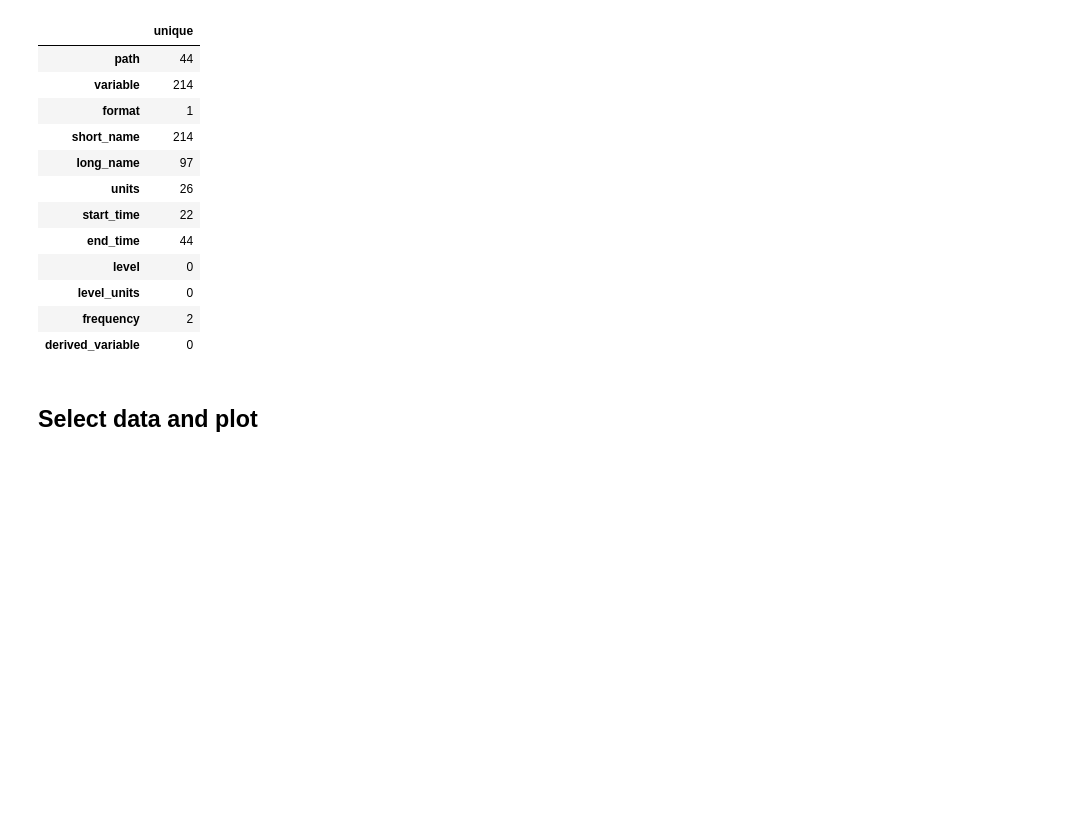
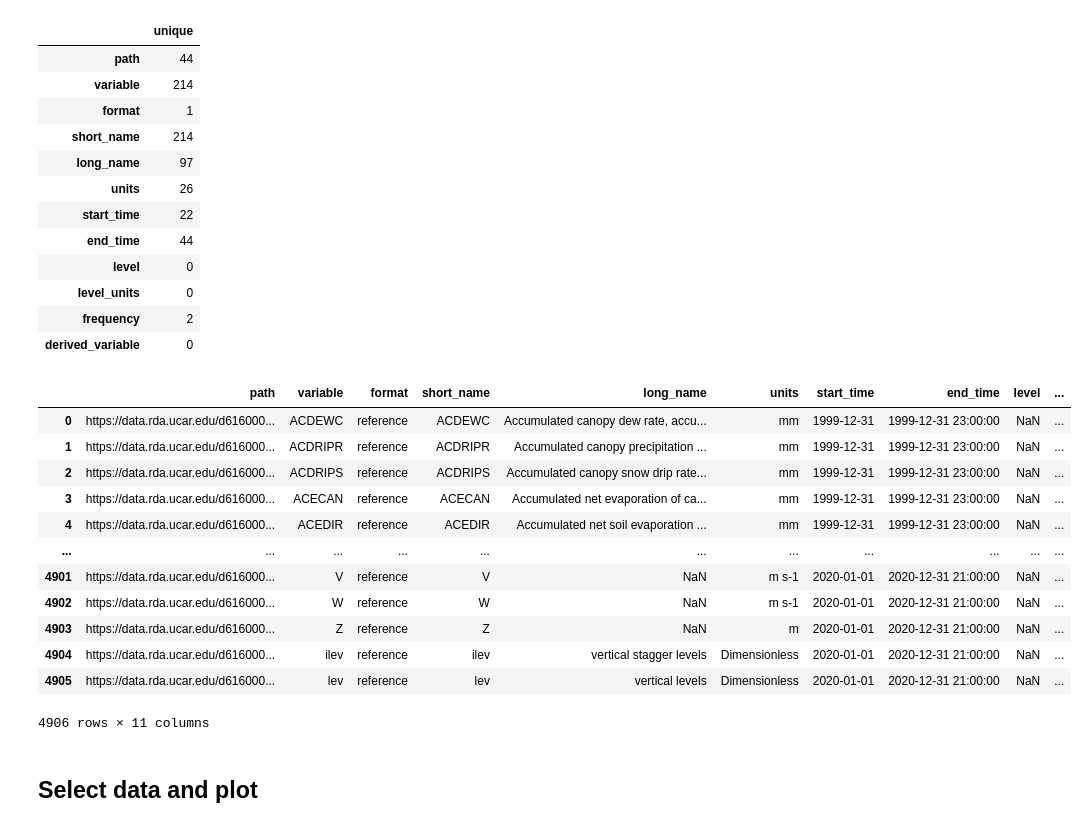
Before and after one commit to turetske/osdf_examples, a Jupyter notebook: notebooks/saag.ipynb, the cells around one changed output. Cells and saved outputs as stored; diff of their text form; code cells hidden in the pictures; blank space fills up the shorter version.

```diff
--- a/notebooks/saag.ipynb
+++ b/notebooks/saag.ipynb
@@ -83,6 +79,22 @@ d616000_catalog catalog with 214 dataset(s) from 4906 asset(s):
 | level_units | 0 |
 | frequency | 2 |
 | derived_variable | 0 |
+# %%
+col.df
+# %% [output]
+|  | path | variable | format | short_name | long_name | units | start_time | end_time | level | ... |
+| 0 | https://data.rda.ucar.edu/d616000... | ACDEWC | reference | ACDEWC | Accumulated canopy dew rate, accu... | mm | 1999-12-31 | 1999-12-31 23:00:00 | NaN | ... |
+| 1 | https://data.rda.ucar.edu/d616000... | ACDRIPR | reference | ACDRIPR | Accumulated canopy precipitation ... | mm | 1999-12-31 | 1999-12-31 23:00:00 | NaN | ... |
+| 2 | https://data.rda.ucar.edu/d616000... | ACDRIPS | reference | ACDRIPS | Accumulated canopy snow drip rate... | mm | 1999-12-31 | 1999-12-31 23:00:00 | NaN | ... |
+| 3 | https://data.rda.ucar.edu/d616000... | ACECAN | reference | ACECAN | Accumulated net evaporation of ca... | mm | 1999-12-31 | 1999-12-31 23:00:00 | NaN | ... |
+| 4 | https://data.rda.ucar.edu/d616000... | ACEDIR | reference | ACEDIR | Accumulated net soil evaporation ... | mm | 1999-12-31 | 1999-12-31 23:00:00 | NaN | ... |
+| ... | ... | ... | ... | ... | ... | ... | ... | ... | ... | ... |
+| 4901 | https://data.rda.ucar.edu/d616000... | V | reference | V | NaN | m s-1 | 2020-01-01 | 2020-12-31 21:00:00 | NaN | ... |
+| 4902 | https://data.rda.ucar.edu/d616000... | W | reference | W | NaN | m s-1 | 2020-01-01 | 2020-12-31 21:00:00 | NaN | ... |
+| 4903 | https://data.rda.ucar.edu/d616000... | Z | reference | Z | NaN | m | 2020-01-01 | 2020-12-31 21:00:00 | NaN | ... |
+| 4904 | https://data.rda.ucar.edu/d616000... | ilev | reference | ilev | vertical stagger levels | Dimensionless | 2020-01-01 | 2020-12-31 21:00:00 | NaN | ... |
+| 4905 | https://data.rda.ucar.edu/d616000... | lev | reference | lev | vertical levels | Dimensionless | 2020-01-01 | 2020-12-31 21:00:00 | NaN | ... |
+4906 rows × 11 columns
 # %% [markdown]
 ## Select data and plot
 # %% [markdown]
```
Also changed, not shown: parts of 6 cells of this notebook.
